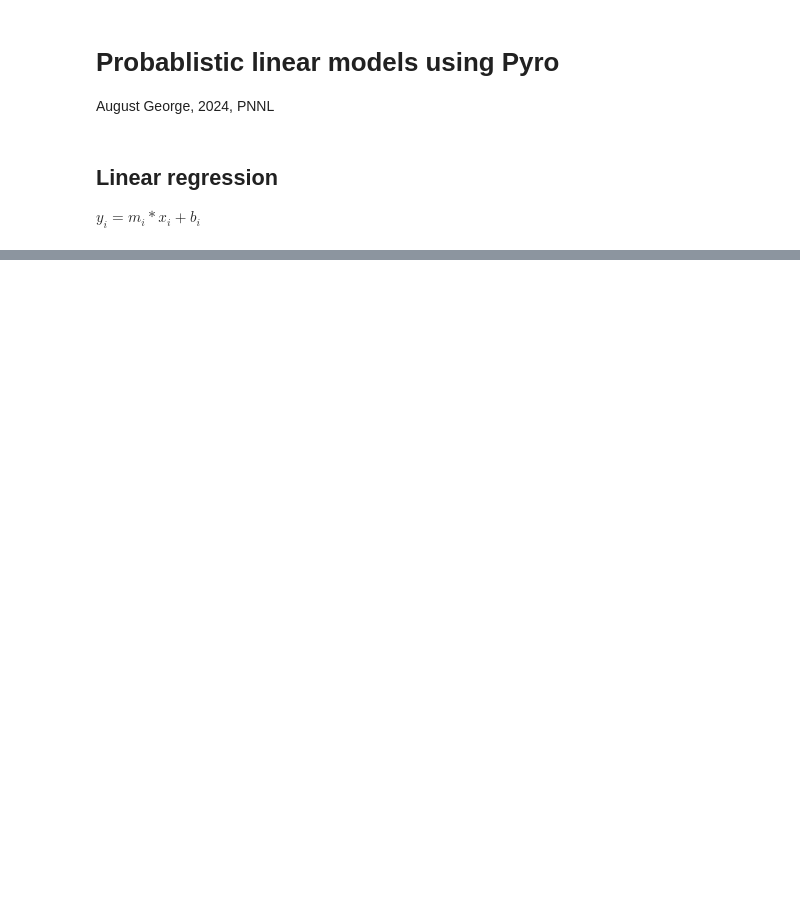
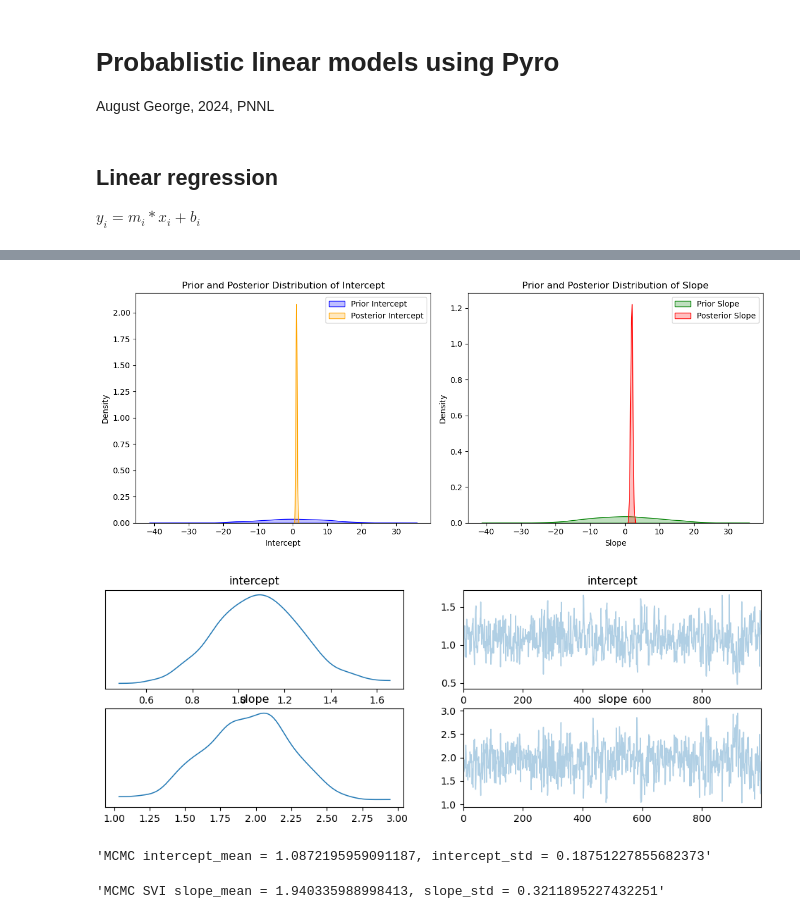
Before and after one commit to CRISPR-CARB/nocap, a Jupyter notebook: notebooks/linear_models_in_pyro.ipynb, the cells around one changed output, grey strips where cells are left out. Saved outputs shown, nothing was run; the diff lists cells and outputs as text; code cells hidden in the pictures; blank space fills up the shorter version.

```diff
--- a/notebooks/linear_models_in_pyro.ipynb
+++ b/notebooks/linear_models_in_pyro.ipynb
@@ -23,20 +42,14 @@ Y_obs_values = Y_values + torch.randn(num_data_points) * 0.1
 # %%
 def linear_model(X_values, Y_values):
-    # priors
     intercept_prior = pyro.sample('intercept', dist.Normal(0, 10))
     slope_prior = pyro.sample('slope', dist.Normal(0, 10))
-    noise_std_prior = pyro.sample('noise_std', dist.Uniform(0, 1))
-
-    # linear model
+    noise_std_prior = pyro.sample('noise_std', dist.LogNormal(0, 1))
     mean_prediction = intercept_prior + slope_prior * X_values
-
-    # likelihood
     with pyro.plate('data', len(X_values)):
         pyro.sample('observations', dist.Normal(mean_prediction, noise_std_prior), obs=Y_values)
-
 
 # MCMC inference
 nuts_kernel = NUTS(linear_model)
 mcmc = MCMC(nuts_kernel, num_samples=1000, warmup_steps=200)
-mcmc.run(X_values, Y_values)
+mcmc.run(X_values, Y_obs_values)
 posterior_samples = mcmc.get_samples()
@@ -100,0 +56,40 @@ Estimated noise_std mean: 2.2196156351128593e-05 95% CI: [2.20882266148692e-05,
+# %%
+intercept_samples = posterior_samples["intercept"]
+slope_samples = posterior_samples["slope"]
+noise_std_samples = posterior_samples["noise_std"]
+prior_intercept_samples = dist.Normal(0, 10).sample([1000])
+prior_slope_samples = dist.Normal(0, 10).sample([1000])
+
+fig, axs = plt.subplots(1, 2, figsize=(12, 5))
+sns.kdeplot(prior_intercept_samples.numpy(), fill=True, color='blue', label='Prior Intercept', ax=axs[0])
+sns.kdeplot(intercept_samples.numpy(), fill=True, color='orange', label='Posterior Intercept', ax=axs[0])
+axs[0].set_title('Prior and Posterior Distribution of Intercept')
+axs[0].set_xlabel('Intercept')
+axs[0].set_ylabel('Density')
+axs[0].legend()
+sns.kdeplot(prior_slope_samples.numpy(), fill=True, color='green', label='Prior Slope', ax=axs[1])
+sns.kdeplot(slope_samples.numpy(), fill=True, color='red', label='Posterior Slope', ax=axs[1])
+axs[1].set_title('Prior and Posterior Distribution of Slope')
+axs[1].set_xlabel('Slope')
+axs[1].set_ylabel('Density')
+axs[1].legend()
+plt.tight_layout()
+plt.show()
+
+az.plot_trace({"intercept": intercept_samples, "slope": slope_samples})
+plt.show()
+
+intercept_mean = intercept_samples.mean().item()
+intercept_std = intercept_samples.std().item()
+slope_mean = slope_samples.mean().item()
+slope_std = slope_samples.std().item()
+noise_std_mean = noise_std_samples.mean().item()
+noise_std_std = noise_std_samples.std().item()
+
+display(f"MCMC intercept_mean = {intercept_mean}, intercept_std = {intercept_std}")
+display(f"MCMC SVI slope_mean = {slope_mean}, slope_std = {slope_std}")
+# %% [output]
+[figure, added]
+[figure, added]
+'MCMC intercept_mean = 1.0872195959091187, intercept_std = 0.18751227855682373'
+'MCMC SVI slope_mean = 1.940335988998413, slope_std = 0.3211895227432251'
```
Also changed, not shown: parts of 16 cells of this notebook.
